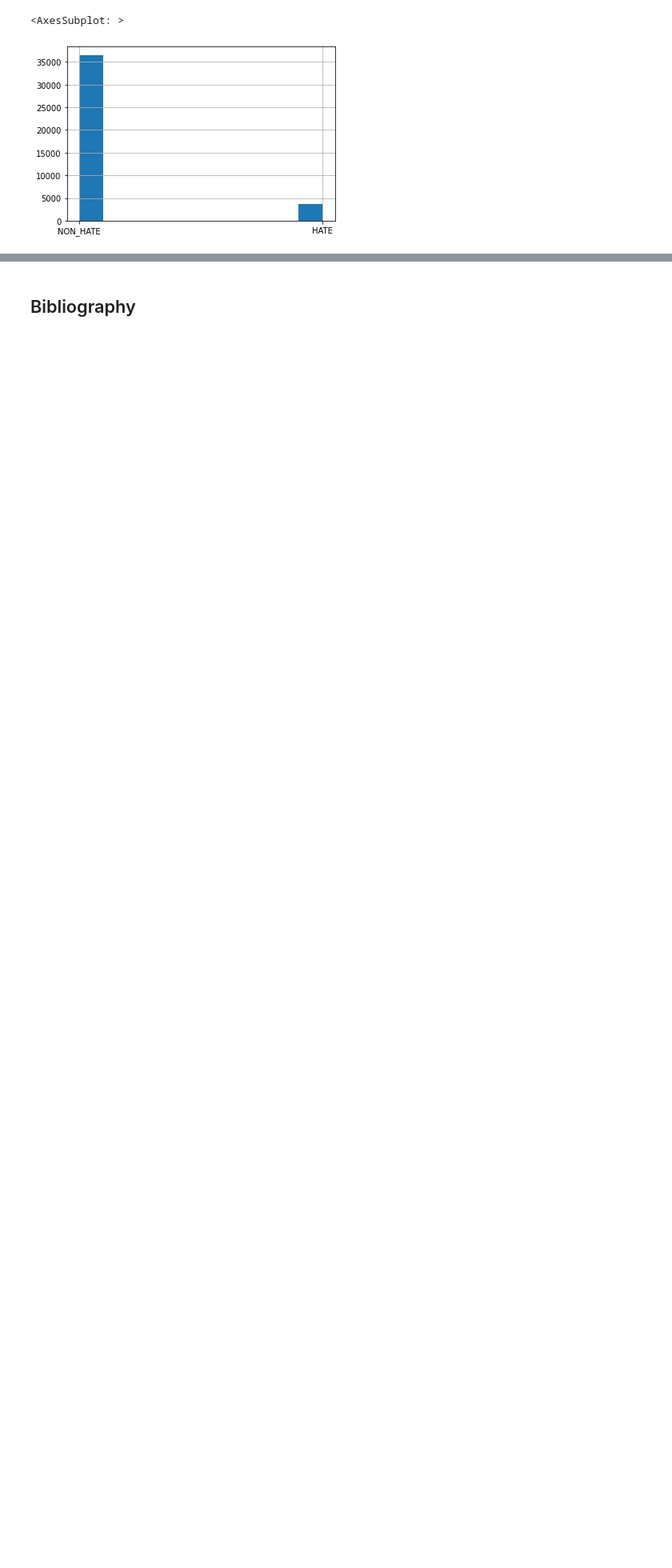
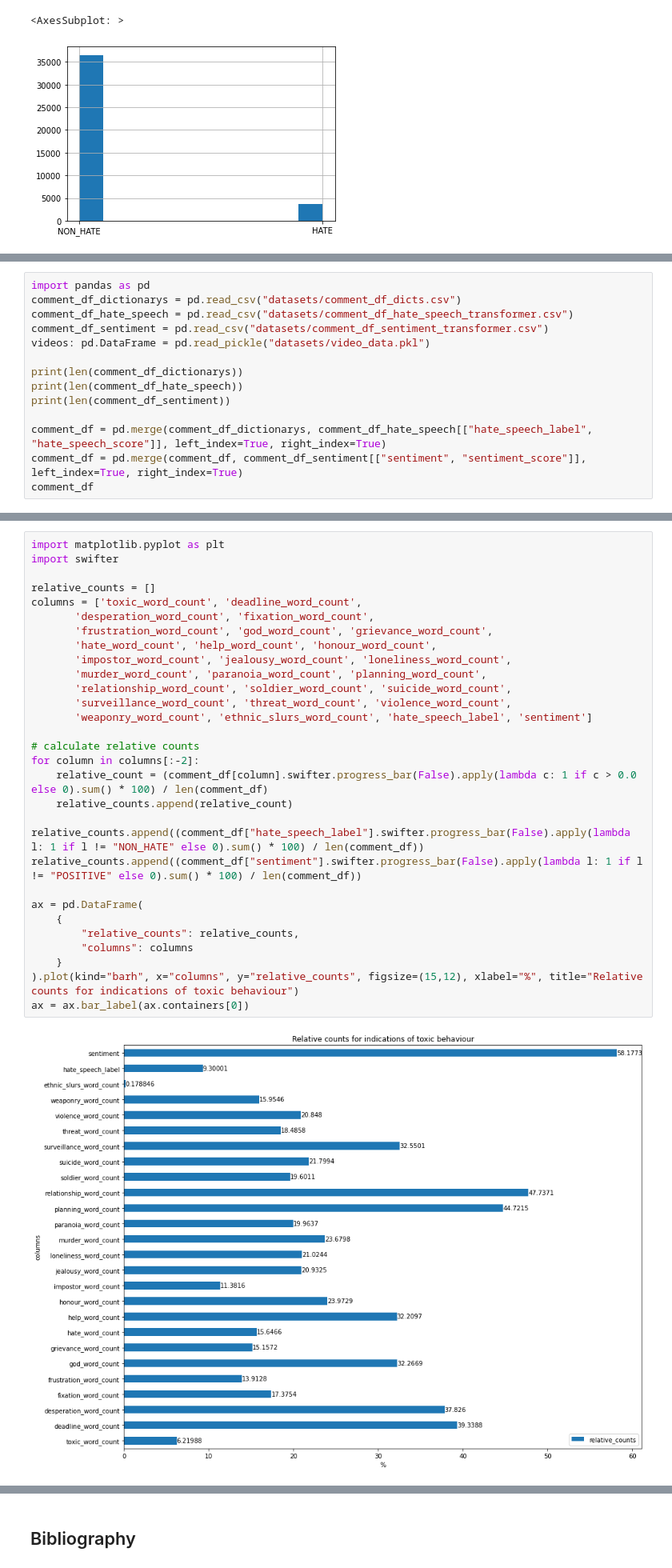
Before and after one commit to lkno0705/ToxicF1Cac, a Jupyter notebook: final.ipynb, the cells around one changed output, grey strips where cells are left out. Shown at 80% size. Cells and saved outputs as stored; diff of their text form; blank space fills up the shorter version.

Commit message:
correct pd merge errors, add result plots

```diff
--- a/final.ipynb
+++ b/final.ipynb
@@ -425,0 +531,14 @@ comment_df.hate_speech_label.hist()
+# %%
+import pandas as pd
+comment_df_dictionarys = pd.read_csv("datasets/comment_df_dicts.csv")
+comment_df_hate_speech = pd.read_csv("datasets/comment_df_hate_speech_transformer.csv")
+comment_df_sentiment = pd.read_csv("datasets/comment_df_sentiment_transformer.csv")
+videos: pd.DataFrame = pd.read_pickle("datasets/video_data.pkl")
+
+print(len(comment_df_dictionarys))
+print(len(comment_df_hate_speech))
+print(len(comment_df_sentiment))
+
+comment_df = pd.merge(comment_df_dictionarys, comment_df_hate_speech[["hate_speech_label", "hate_speech_score"]], left_index=True, right_index=True)
+comment_df = pd.merge(comment_df, comment_df_sentiment[["sentiment", "sentiment_score"]], left_index=True, right_index=True)
+comment_df
@@ -425,0 +562,32 @@ comment_df.hate_speech_label.hist()
+# %%
+import matplotlib.pyplot as plt
+import swifter
+
+relative_counts = []
+columns = ['toxic_word_count', 'deadline_word_count',
+       'desperation_word_count', 'fixation_word_count',
+       'frustration_word_count', 'god_word_count', 'grievance_word_count',
+       'hate_word_count', 'help_word_count', 'honour_word_count',
+       'impostor_word_count', 'jealousy_word_count', 'loneliness_word_count',
+       'murder_word_count', 'paranoia_word_count', 'planning_word_count',
+       'relationship_word_count', 'soldier_word_count', 'suicide_word_count',
+       'surveillance_word_count', 'threat_word_count', 'violence_word_count',
+       'weaponry_word_count', 'ethnic_slurs_word_count', 'hate_speech_label', 'sentiment']
+
+# calculate relative counts
+for column in columns[:-2]:
+    relative_count = (comment_df[column].swifter.progress_bar(False).apply(lambda c: 1 if c > 0.0 else 0).sum() * 100) / len(comment_df)
+    relative_counts.append(relative_count)
+
+relative_counts.append((comment_df["hate_speech_label"].swifter.progress_bar(False).apply(lambda l: 1 if l != "NON_HATE" else 0).sum() * 100) / len(comment_df))
+relative_counts.append((comment_df["sentiment"].swifter.progress_bar(False).apply(lambda l: 1 if l != "POSITIVE" else 0).sum() * 100) / len(comment_df))
+
+ax = pd.DataFrame(
+    {
+        "relative_counts": relative_counts,
+        "columns": columns
+    }
+).plot(kind="barh", x="columns", y="relative_counts", figsize=(15,12), xlabel="%", title="Relative counts for indications of toxic behaviour")
+ax = ax.bar_label(ax.containers[0])
+# %% [output]
+[figure, added]
```
Also changed, not shown: parts of 19 cells of this notebook, 2 other files.
